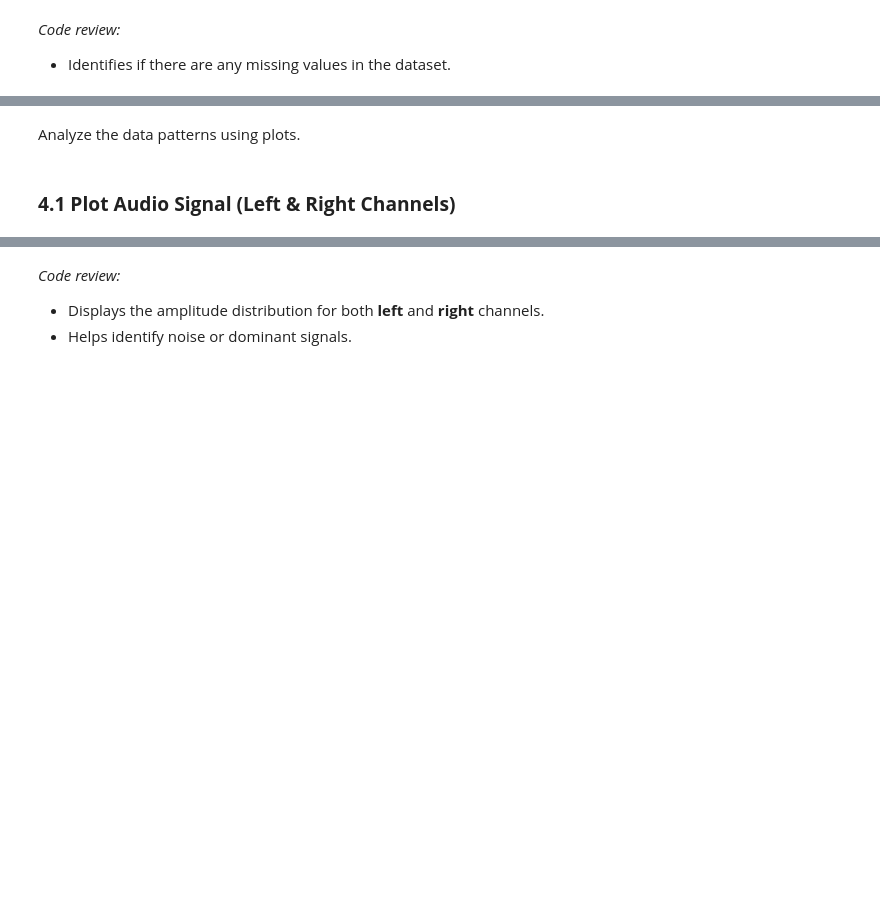
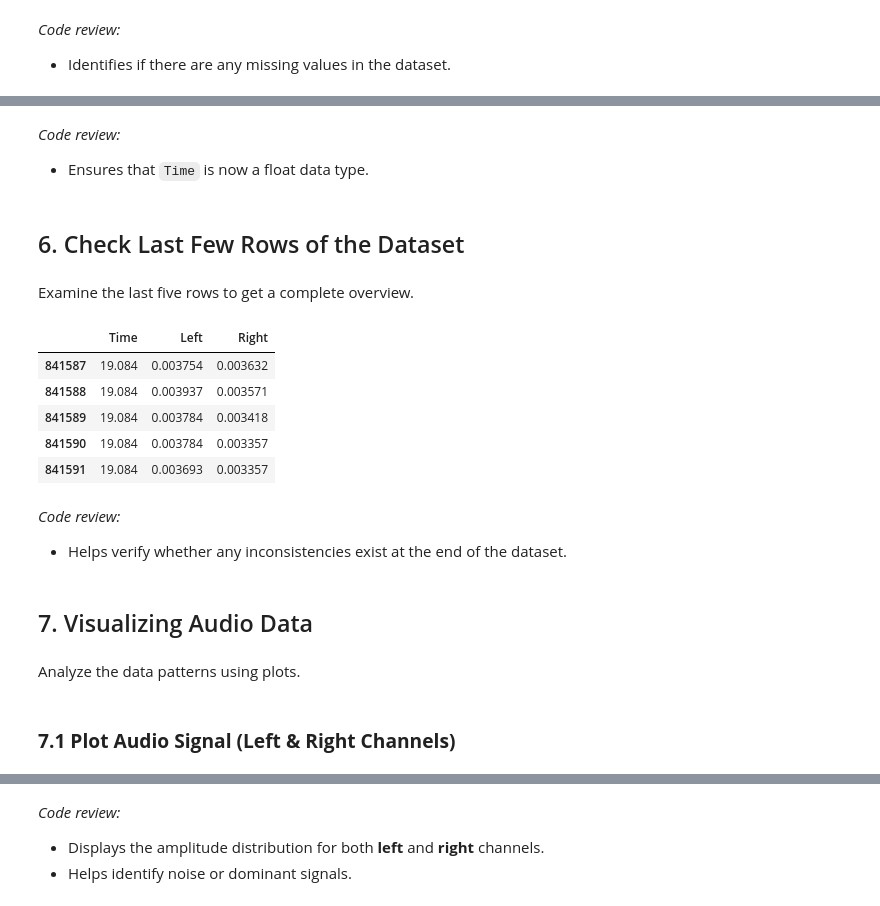
Before and after one commit to alessandroryo/impact-detection-spectrogram, a Jupyter notebook: notebooks/iteration_1/01_data_understanding.ipynb, the cells around one changed output, grey strips where cells are left out. Drawn from its saved outputs; the diff is of its cells as text; code cells hidden in the pictures; blank space fills up the shorter version.

```diff
--- a/notebooks/iteration_1/01_data_understanding.ipynb
+++ b/notebooks/iteration_1/01_data_understanding.ipynb
@@ -94,4 +126,26 @@ dtype: int64
+# %% [markdown]
+*Code review:*
+- Ensures that `Time` is now a float data type.
+# %% [markdown]
+## 6. Check Last Few Rows of the Dataset
+# %% [markdown]
+Examine the last five rows to get a complete overview.
+# %%
+# Display the last 5 rows
+df.tail()
+# %% [output]
+|  | Time | Left | Right |
+| 841587 | 19.084 | 0.003754 | 0.003632 |
+| 841588 | 19.084 | 0.003937 | 0.003571 |
+| 841589 | 19.084 | 0.003784 | 0.003418 |
+| 841590 | 19.084 | 0.003784 | 0.003357 |
+| 841591 | 19.084 | 0.003693 | 0.003357 |
+# %% [markdown]
+*Code review:*
+- Helps verify whether any inconsistencies exist at the end of the dataset.
+# %% [markdown]
+## 7. Visualizing Audio Data
 # %% [markdown]
 Analyze the data patterns using plots.
 # %% [markdown]
-### **4.1 Plot Audio Signal (Left & Right Channels)**
+### **7.1 Plot Audio Signal (Left & Right Channels)**
```
Also changed, not shown: parts of 25 cells of this notebook.
